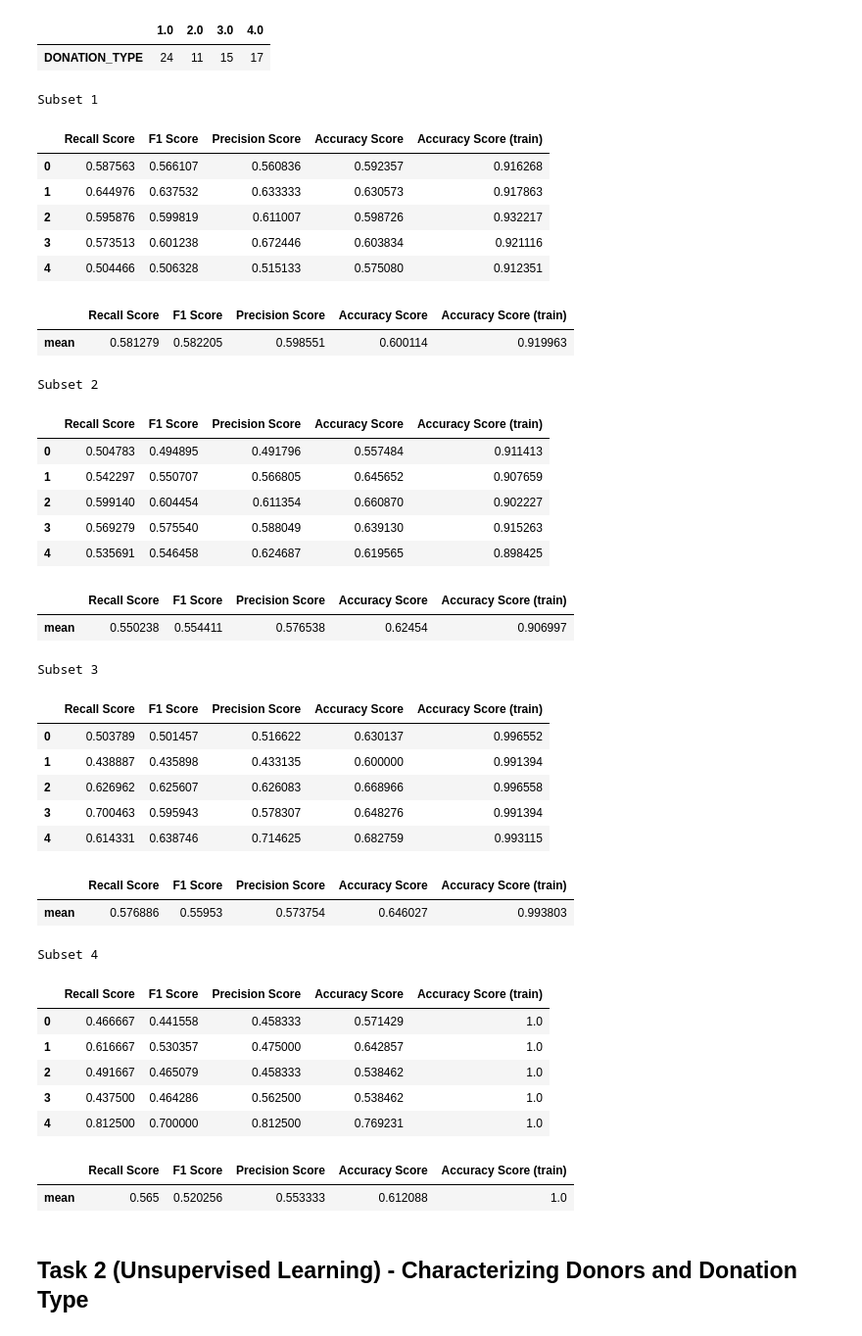
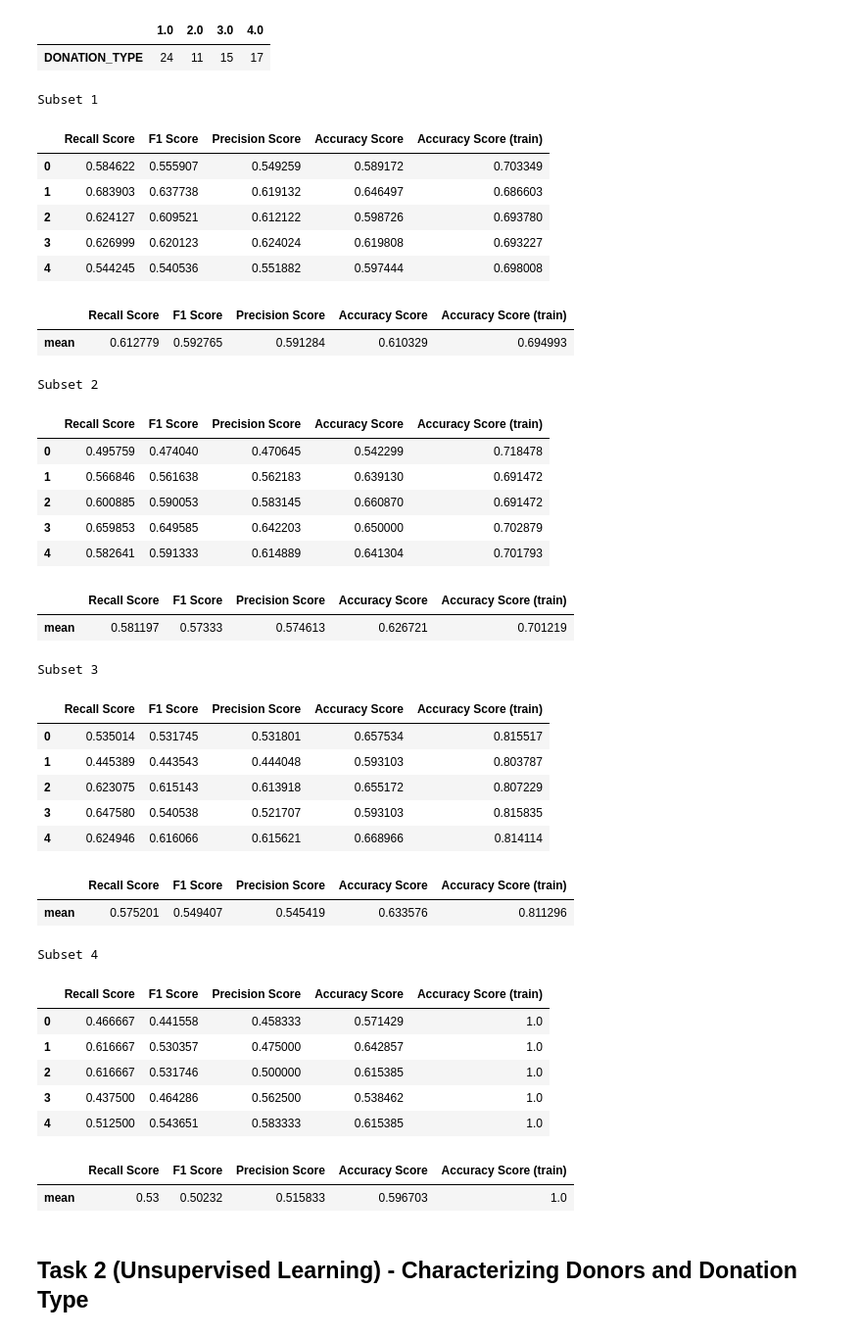
Before and after one commit to F-Madruga/Donation_Dataset_Predictions_FCUL, a Jupyter notebook: AA_202021_Project.ipynb, the cells around one changed output. Shown at 98% size. Saved outputs shown, nothing was run; the diff lists cells and outputs as text; code cells hidden in the pictures.

```diff
--- a/AA_202021_Project.ipynb
+++ b/AA_202021_Project.ipynb
@@ -1008,7 +1009,7 @@ for subset in subsets:
 # %%
 for subset in range(len(subsets)):
     print('Subset', (subset + 1))
-    scores = cross_validation_model(donor_X[subset], donor_y[subset], RandomForestClassifier(criterion='gini', max_depth=10, random_state=42, n_jobs=-1), 5, average='macro')
+    scores = cross_validation_model(donor_X[subset], donor_y[subset], RandomForestClassifier(criterion='gini', max_depth=7, random_state=42, n_jobs=-1), 5)
     display(HTML(scores.to_html()))
     display(HTML(scores.describe().iloc[1].to_frame().transpose().to_html()))
 # %% [output]
@@ -1087,46 +1088,46 @@ for subset in subsets:
 # %%
 for subset in range(len(subsets)):
     print('Subset', (subset + 1))
-    scores = cross_validation_model(donor_X[subset], donor_y[subset], RandomForestClassifier(criterion='gini', max_depth=10, random_state=42, n_jobs=-1), 5, average='macro')
+    scores = cross_validation_model(donor_X[subset], donor_y[subset], RandomForestClassifier(criterion='gini', max_depth=6, random_state=42, n_jobs=-1), 5, average='macro')
     display(HTML(scores.to_html()))
     display(HTML(scores.describe().iloc[1].to_frame().transpose().to_html()))
 # %% [output]
 Subset 1
 |  | Recall Score | F1 Score | Precision Score | Accuracy Score | Accuracy Score (train) |
-| 0 | 0.587563 | 0.566107 | 0.560836 | 0.592357 | 0.916268 |
-| 1 | 0.644976 | 0.637532 | 0.633333 | 0.630573 | 0.917863 |
-| 2 | 0.595876 | 0.599819 | 0.611007 | 0.598726 | 0.932217 |
-| 3 | 0.573513 | 0.601238 | 0.672446 | 0.603834 | 0.921116 |
-| 4 | 0.504466 | 0.506328 | 0.515133 | 0.575080 | 0.912351 |
+| 0 | 0.584622 | 0.555907 | 0.549259 | 0.589172 | 0.703349 |
+| 1 | 0.683903 | 0.637738 | 0.619132 | 0.646497 | 0.686603 |
+| 2 | 0.624127 | 0.609521 | 0.612122 | 0.598726 | 0.693780 |
+| 3 | 0.626999 | 0.620123 | 0.624024 | 0.619808 | 0.693227 |
+| 4 | 0.544245 | 0.540536 | 0.551882 | 0.597444 | 0.698008 |
 |  | Recall Score | F1 Score | Precision Score | Accuracy Score | Accuracy Score (train) |
-| mean | 0.581279 | 0.582205 | 0.598551 | 0.600114 | 0.919963 |
+| mean | 0.612779 | 0.592765 | 0.591284 | 0.610329 | 0.694993 |
 Subset 2
 |  | Recall Score | F1 Score | Precision Score | Accuracy Score | Accuracy Score (train) |
-| 0 | 0.504783 | 0.494895 | 0.491796 | 0.557484 | 0.911413 |
-| 1 | 0.542297 | 0.550707 | 0.566805 | 0.645652 | 0.907659 |
-| 2 | 0.599140 | 0.604454 | 0.611354 | 0.660870 | 0.902227 |
-| 3 | 0.569279 | 0.575540 | 0.588049 | 0.639130 | 0.915263 |
-| 4 | 0.535691 | 0.546458 | 0.624687 | 0.619565 | 0.898425 |
+| 0 | 0.495759 | 0.474040 | 0.470645 | 0.542299 | 0.718478 |
+| 1 | 0.566846 | 0.561638 | 0.562183 | 0.639130 | 0.691472 |
+| 2 | 0.600885 | 0.590053 | 0.583145 | 0.660870 | 0.691472 |
+| 3 | 0.659853 | 0.649585 | 0.642203 | 0.650000 | 0.702879 |
+| 4 | 0.582641 | 0.591333 | 0.614889 | 0.641304 | 0.701793 |
 |  | Recall Score | F1 Score | Precision Score | Accuracy Score | Accuracy Score (train) |
-| mean | 0.550238 | 0.554411 | 0.576538 | 0.62454 | 0.906997 |
+| mean | 0.581197 | 0.57333 | 0.574613 | 0.626721 | 0.701219 |
 Subset 3
 |  | Recall Score | F1 Score | Precision Score | Accuracy Score | Accuracy Score (train) |
-| 0 | 0.503789 | 0.501457 | 0.516622 | 0.630137 | 0.996552 |
-| 1 | 0.438887 | 0.435898 | 0.433135 | 0.600000 | 0.991394 |
-| 2 | 0.626962 | 0.625607 | 0.626083 | 0.668966 | 0.996558 |
-| 3 | 0.700463 | 0.595943 | 0.578307 | 0.648276 | 0.991394 |
-| 4 | 0.614331 | 0.638746 | 0.714625 | 0.682759 | 0.993115 |
+| 0 | 0.535014 | 0.531745 | 0.531801 | 0.657534 | 0.815517 |
+| 1 | 0.445389 | 0.443543 | 0.444048 | 0.593103 | 0.803787 |
+| 2 | 0.623075 | 0.615143 | 0.613918 | 0.655172 | 0.807229 |
+| 3 | 0.647580 | 0.540538 | 0.521707 | 0.593103 | 0.815835 |
+| 4 | 0.624946 | 0.616066 | 0.615621 | 0.668966 | 0.814114 |
 |  | Recall Score | F1 Score | Precision Score | Accuracy Score | Accuracy Score (train) |
-| mean | 0.576886 | 0.55953 | 0.573754 | 0.646027 | 0.993803 |
+| mean | 0.575201 | 0.549407 | 0.545419 | 0.633576 | 0.811296 |
 Subset 4
 |  | Recall Score | F1 Score | Precision Score | Accuracy Score | Accuracy Score (train) |
 | 0 | 0.466667 | 0.441558 | 0.458333 | 0.571429 | 1.0 |
 | 1 | 0.616667 | 0.530357 | 0.475000 | 0.642857 | 1.0 |
-| 2 | 0.491667 | 0.465079 | 0.458333 | 0.538462 | 1.0 |
+| 2 | 0.616667 | 0.531746 | 0.500000 | 0.615385 | 1.0 |
 | 3 | 0.437500 | 0.464286 | 0.562500 | 0.538462 | 1.0 |
-| 4 | 0.812500 | 0.700000 | 0.812500 | 0.769231 | 1.0 |
+| 4 | 0.512500 | 0.543651 | 0.583333 | 0.615385 | 1.0 |
 |  | Recall Score | F1 Score | Precision Score | Accuracy Score | Accuracy Score (train) |
-| mean | 0.565 | 0.520256 | 0.553333 | 0.612088 | 1.0 |
+| mean | 0.53 | 0.50232 | 0.515833 | 0.596703 | 1.0 |
 # %% [markdown]
 ## Task 2 (Unsupervised Learning) - Characterizing Donors and Donation Type
 # %% [markdown]
```
Also changed, not shown: parts of 15 cells of this notebook.
